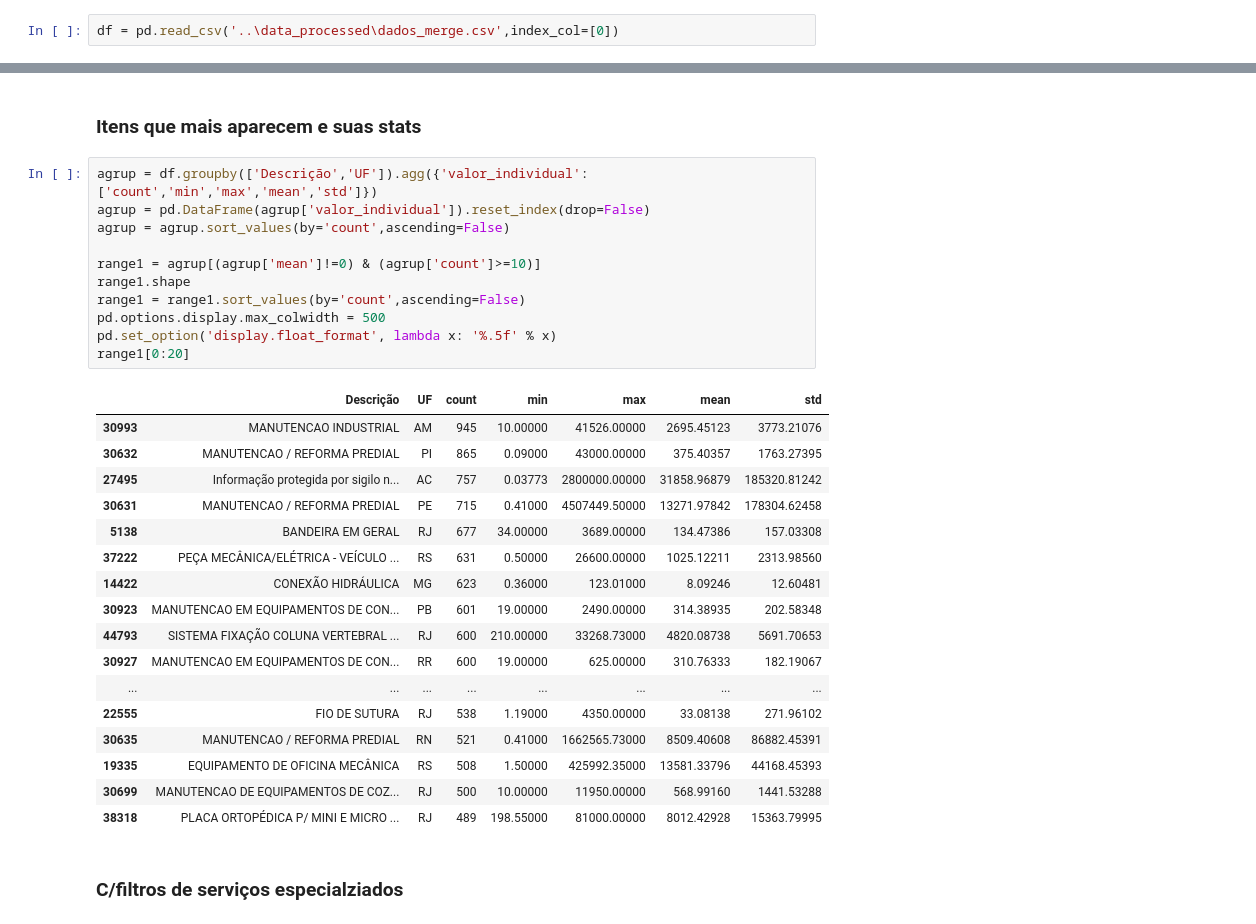
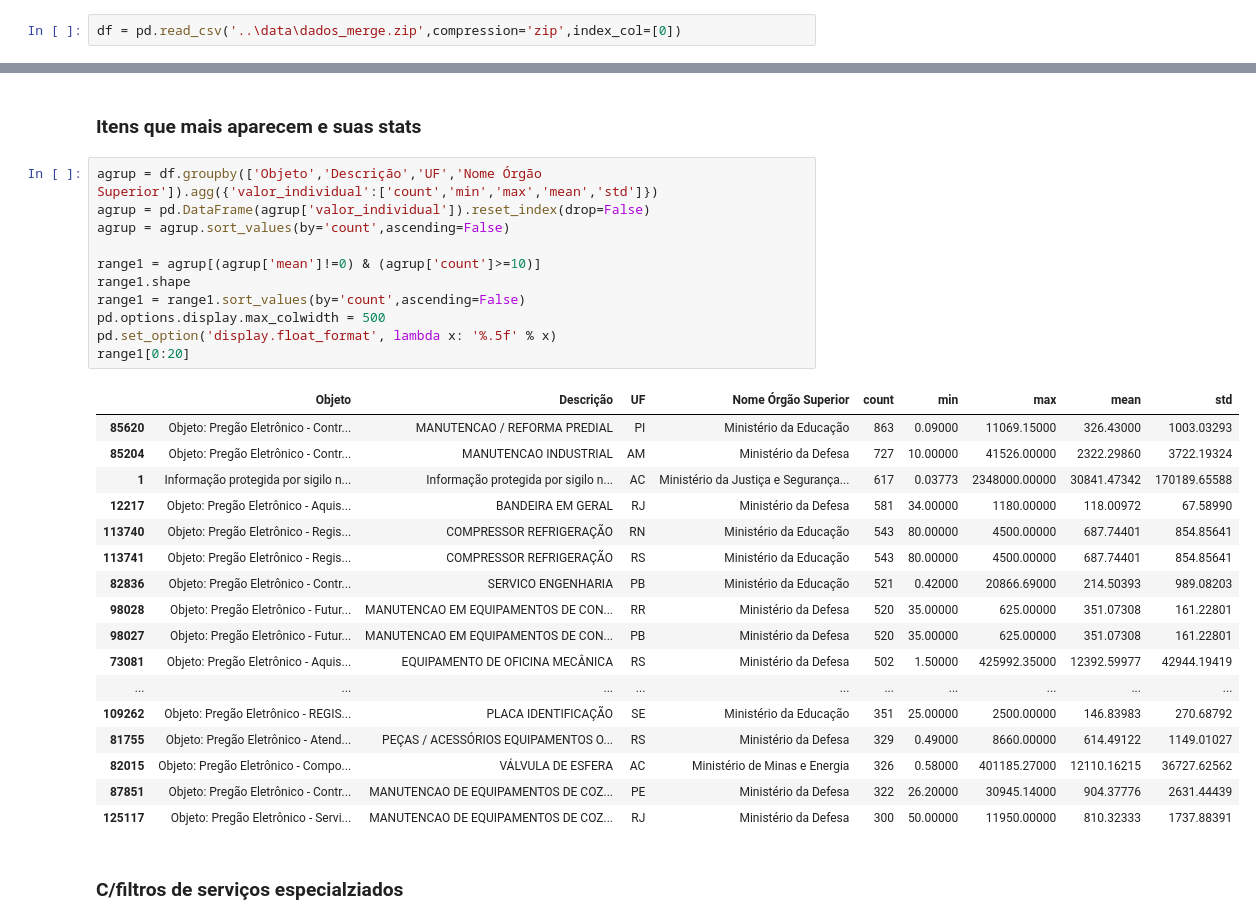
Before and after one commit to ednaelxd/public_bidding, a Jupyter notebook: notebooks/02_abordagem_estatistica_polido.ipynb, the cells around one changed output, grey strips where cells are left out. Cells and saved outputs as stored; diff of their text form.

```diff
--- a/notebooks/02_abordagem_estatistica_polido.ipynb
+++ b/notebooks/02_abordagem_estatistica_polido.ipynb
@@ -3,7 +3,7 @@ import pandas as pd
 import numpy as np
 from matplotlib import pyplot as plt
 # %%
-df = pd.read_csv('..\data_processed\dados_merge.csv',index_col=[0])
+df = pd.read_csv('..\data\dados_merge.zip',compression='zip',index_col=[0])
 # %%
 df.drop(['Código UG_y',
 'Nome UG_y',
@@ -13,34 +19,34 @@ df.drop(['Código UG_y',
 # %% [markdown]
 ### Itens que mais aparecem e suas stats
 # %%
-agrup = df.groupby(['Descrição','UF']).agg({'valor_individual':['count','min','max','mean','std']})
+agrup = df.groupby(['Objeto','Descrição','UF','Nome Órgão Superior']).agg({'valor_individual':['count','min','max','mean','std']})
 agrup = pd.DataFrame(agrup['valor_individual']).reset_index(drop=False)
 agrup = agrup.sort_values(by='count',ascending=False)
 
 range1 = agrup[(agrup['mean']!=0) & (agrup['count']>=10)]
 range1.shape
 range1 = range1.sort_values(by='count',ascending=False)
 pd.options.display.max_colwidth = 500
 pd.set_option('display.float_format', lambda x: '%.5f' % x)
 range1[0:20]
 # %% [output]
-|  | Descrição | UF | count | min | max | mean | std |
-| 30993 | MANUTENCAO INDUSTRIAL | AM | 945 | 10.00000 | 41526.00000 | 2695.45123 | 3773.21076 |
-| 30632 | MANUTENCAO / REFORMA PREDIAL | PI | 865 | 0.09000 | 43000.00000 | 375.40357 | 1763.27395 |
-| 27495 | Informação protegida por sigilo n... | AC | 757 | 0.03773 | 2800000.00000 | 31858.96879 | 185320.81242 |
-| 30631 | MANUTENCAO / REFORMA PREDIAL | PE | 715 | 0.41000 | 4507449.50000 | 13271.97842 | 178304.62458 |
-| 5138 | BANDEIRA EM GERAL | RJ | 677 | 34.00000 | 3689.00000 | 134.47386 | 157.03308 |
-| 37222 | PEÇA MECÂNICA/ELÉTRICA - VEÍCULO ... | RS | 631 | 0.50000 | 26600.00000 | 1025.12211 | 2313.98560 |
-| 14422 | CONEXÃO HIDRÁULICA | MG | 623 | 0.36000 | 123.01000 | 8.09246 | 12.60481 |
-| 30923 | MANUTENCAO EM EQUIPAMENTOS DE CON... | PB | 601 | 19.00000 | 2490.00000 | 314.38935 | 202.58348 |
-| 44793 | SISTEMA FIXAÇÃO COLUNA VERTEBRAL ... | RJ | 600 | 210.00000 | 33268.73000 | 4820.08738 | 5691.70653 |
-| 30927 | MANUTENCAO EM EQUIPAMENTOS DE CON... | RR | 600 | 19.00000 | 625.00000 | 310.76333 | 182.19067 |
-| ... | ... | ... | ... | ... | ... | ... | ... |
-| 22555 | FIO DE SUTURA | RJ | 538 | 1.19000 | 4350.00000 | 33.08138 | 271.96102 |
-| 30635 | MANUTENCAO / REFORMA PREDIAL | RN | 521 | 0.41000 | 1662565.73000 | 8509.40608 | 86882.45391 |
-| 19335 | EQUIPAMENTO DE OFICINA MECÂNICA | RS | 508 | 1.50000 | 425992.35000 | 13581.33796 | 44168.45393 |
-| 30699 | MANUTENCAO DE EQUIPAMENTOS DE COZ... | RJ | 500 | 10.00000 | 11950.00000 | 568.99160 | 1441.53288 |
-| 38318 | PLACA ORTOPÉDICA P/ MINI E MICRO ... | RJ | 489 | 198.55000 | 81000.00000 | 8012.42928 | 15363.79995 |
+|  | Objeto | Descrição | UF | Nome Órgão Superior | count | min | max | mean | std |
+| 85620 | Objeto: Pregão Eletrônico - Contr... | MANUTENCAO / REFORMA PREDIAL | PI | Ministério da Educação | 863 | 0.09000 | 11069.15000 | 326.43000 | 1003.03293 |
+| 85204 | Objeto: Pregão Eletrônico - Contr... | MANUTENCAO INDUSTRIAL | AM | Ministério da Defesa | 727 | 10.00000 | 41526.00000 | 2322.29860 | 3722.19324 |
+| 1 | Informação protegida por sigilo n... | Informação protegida por sigilo n... | AC | Ministério da Justiça e Segurança... | 617 | 0.03773 | 2348000.00000 | 30841.47342 | 170189.65588 |
+| 12217 | Objeto: Pregão Eletrônico - Aquis... | BANDEIRA EM GERAL | RJ | Ministério da Defesa | 581 | 34.00000 | 1180.00000 | 118.00972 | 67.58990 |
+| 113740 | Objeto: Pregão Eletrônico - Regis... | COMPRESSOR REFRIGERAÇÃO | RN | Ministério da Educação | 543 | 80.00000 | 4500.00000 | 687.74401 | 854.85641 |
+| 113741 | Objeto: Pregão Eletrônico - Regis... | COMPRESSOR REFRIGERAÇÃO | RS | Ministério da Educação | 543 | 80.00000 | 4500.00000 | 687.74401 | 854.85641 |
+| 82836 | Objeto: Pregão Eletrônico - Contr... | SERVICO ENGENHARIA | PB | Ministério da Educação | 521 | 0.42000 | 20866.69000 | 214.50393 | 989.08203 |
+| 98028 | Objeto: Pregão Eletrônico - Futur... | MANUTENCAO EM EQUIPAMENTOS DE CON... | RR | Ministério da Defesa | 520 | 35.00000 | 625.00000 | 351.07308 | 161.22801 |
+| 98027 | Objeto: Pregão Eletrônico - Futur... | MANUTENCAO EM EQUIPAMENTOS DE CON... | PB | Ministério da Defesa | 520 | 35.00000 | 625.00000 | 351.07308 | 161.22801 |
+| 73081 | Objeto: Pregão Eletrônico - Aquis... | EQUIPAMENTO DE OFICINA MECÂNICA | RS | Ministério da Defesa | 502 | 1.50000 | 425992.35000 | 12392.59977 | 42944.19419 |
+| ... | ... | ... | ... | ... | ... | ... | ... | ... | ... |
+| 109262 | Objeto: Pregão Eletrônico - REGIS... | PLACA IDENTIFICAÇÃO | SE | Ministério da Educação | 351 | 25.00000 | 2500.00000 | 146.83983 | 270.68792 |
+| 81755 | Objeto: Pregão Eletrônico - Atend... | PEÇAS / ACESSÓRIOS EQUIPAMENTOS O... | RS | Ministério da Defesa | 329 | 0.49000 | 8660.00000 | 614.49122 | 1149.01027 |
+| 82015 | Objeto: Pregão Eletrônico - Compo... | VÁLVULA DE ESFERA | AC | Ministério de Minas e Energia | 326 | 0.58000 | 401185.27000 | 12110.16215 | 36727.62562 |
+| 87851 | Objeto: Pregão Eletrônico - Contr... | MANUTENCAO DE EQUIPAMENTOS DE COZ... | PE | Ministério da Defesa | 322 | 26.20000 | 30945.14000 | 904.37776 | 2631.44439 |
+| 125117 | Objeto: Pregão Eletrônico - Servi... | MANUTENCAO DE EQUIPAMENTOS DE COZ... | RJ | Ministério da Defesa | 300 | 50.00000 | 11950.00000 | 810.32333 | 1737.88391 |
 # %% [markdown]
 ### C/filtros de serviços especialziados
 # %%
```
Also changed, not shown: parts of 23 cells of this notebook, 9 other files.
